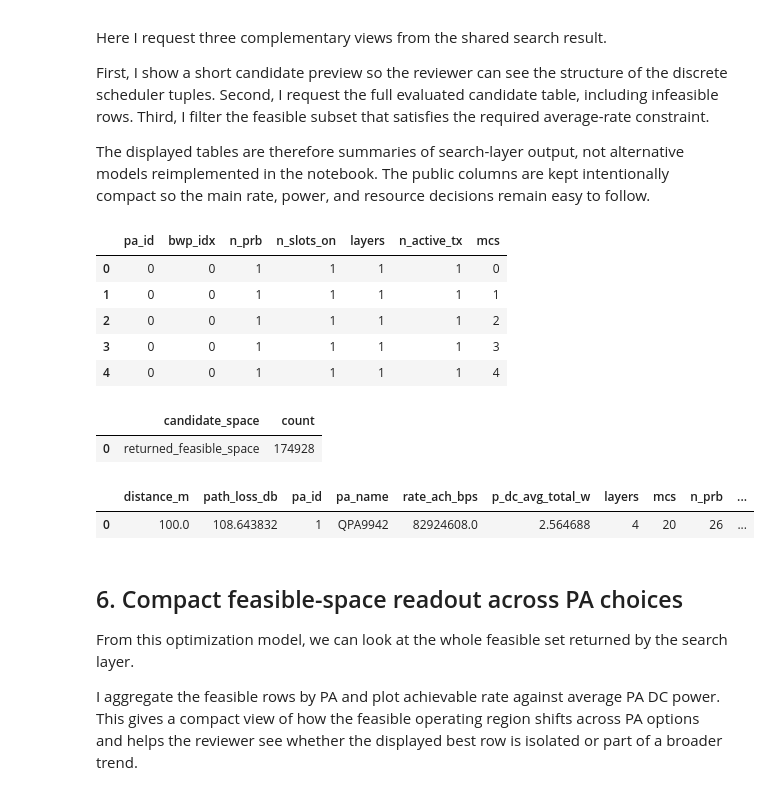
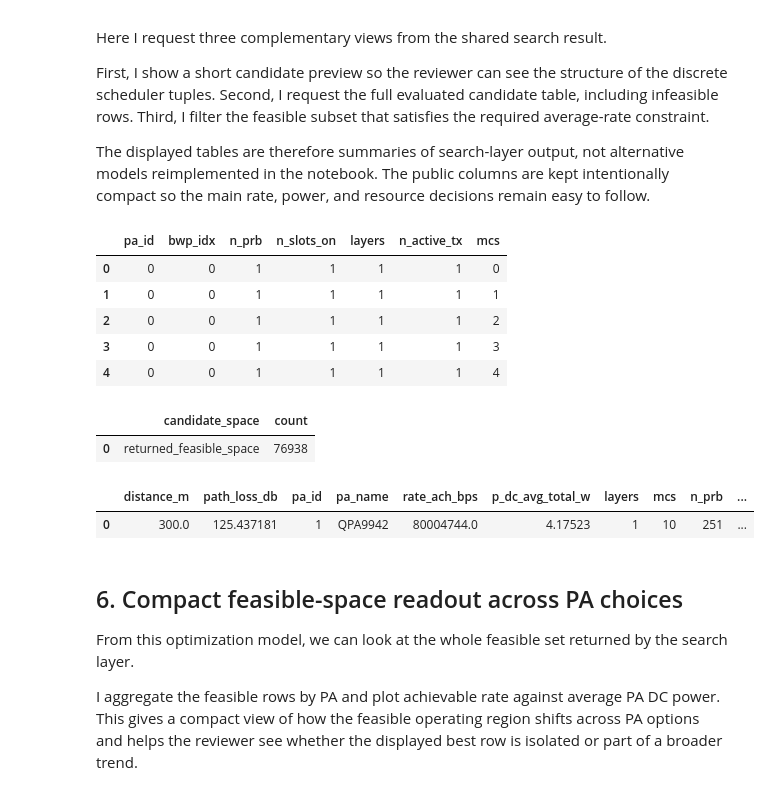
Before and after one commit to henryblu/ran-joint-scheduling-optimization, a Jupyter notebook: single_user_resource_allocation_model.ipynb, the cells around one changed output. Drawn from its saved outputs; the diff is of its cells as text; code cells hidden in the pictures.

```diff
--- a/single_user_resource_allocation_model.ipynb
+++ b/single_user_resource_allocation_model.ipynb
@@ -46,7 +50,7 @@ from single_user_study import (
 )
 # %%
 user_case = {
-    "distance_m": 100.0,
+    "distance_m": 300.0,
     "rate_target_bps": 80e6,
 }
 
@@ -122,8 +126,6 @@ PUBLIC_CONFIG_COLUMNS = [
     "mcs",
     "n_prb",
     "n_slots_on",
-    "alpha_f",
-    "alpha_t",
     "bandwidth_hz",
     "n_active_tx",
     "p_out_total_w",
@@ -142,35 +144,35 @@ feasibility_summary = pd.DataFrame(
             "count": int(len(candidate_table)),
         }
     ]
 )
 
 best_feasible_row = (
     feasible_table.sort_values(["p_dc_avg_total_w", "bandwidth_hz", "n_prb", "n_slots_on"])
     .reset_index(drop=True)
     .iloc[0]
     if not feasible_table.empty
     else None
 )
 best_feasible = (
     pd.DataFrame([best_feasible_row[PUBLIC_CONFIG_COLUMNS]])
     if best_feasible_row is not None
     else pd.DataFrame(columns=PUBLIC_CONFIG_COLUMNS)
 )
 
 display(candidate_preview)
 display(feasibility_summary)
 display(best_feasible)
 # %% [output]
 |  | pa_id | bwp_idx | n_prb | n_slots_on | layers | n_active_tx | mcs |
 | 0 | 0 | 0 | 1 | 1 | 1 | 1 | 0 |
 | 1 | 0 | 0 | 1 | 1 | 1 | 1 | 1 |
 | 2 | 0 | 0 | 1 | 1 | 1 | 1 | 2 |
 | 3 | 0 | 0 | 1 | 1 | 1 | 1 | 3 |
 | 4 | 0 | 0 | 1 | 1 | 1 | 1 | 4 |
 |  | candidate_space | count |
-| 0 | returned_feasible_space | 174928 |
+| 0 | returned_feasible_space | 76938 |
 |  | distance_m | path_loss_db | pa_id | pa_name | rate_ach_bps | p_dc_avg_total_w | layers | mcs | n_prb | ... |
-| 0 | 100.0 | 108.643832 | 1 | QPA9942 | 82924608.0 | 2.564688 | 4 | 20 | 26 | ... |
+| 0 | 300.0 | 125.437181 | 1 | QPA9942 | 80004744.0 | 4.17523 | 1 | 10 | 251 | ... |
 # %% [markdown]
 ## 6. Compact feasible-space readout across PA choices
 
```
Also changed, not shown: parts of 5 cells of this notebook, 11 other files.
